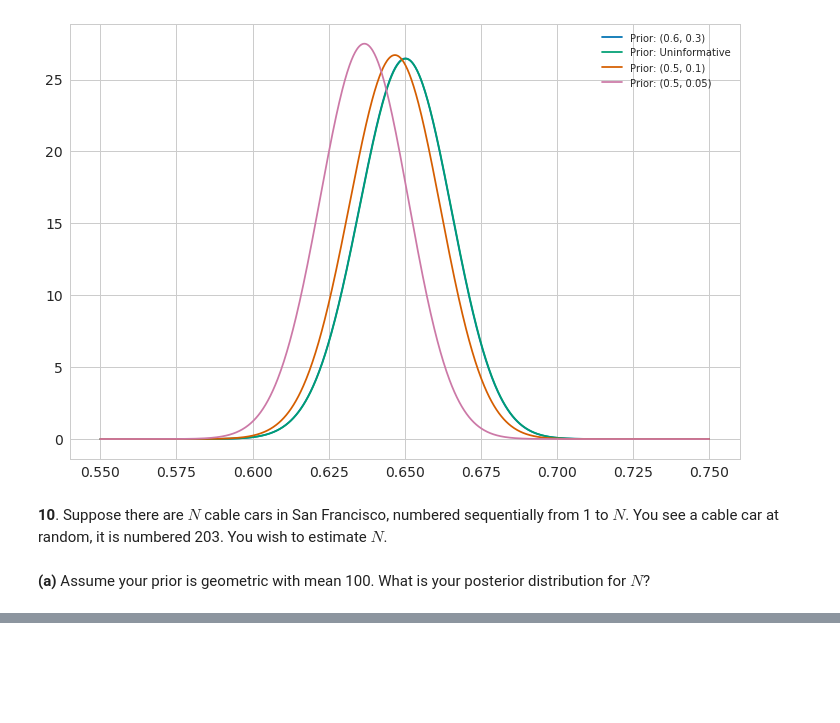
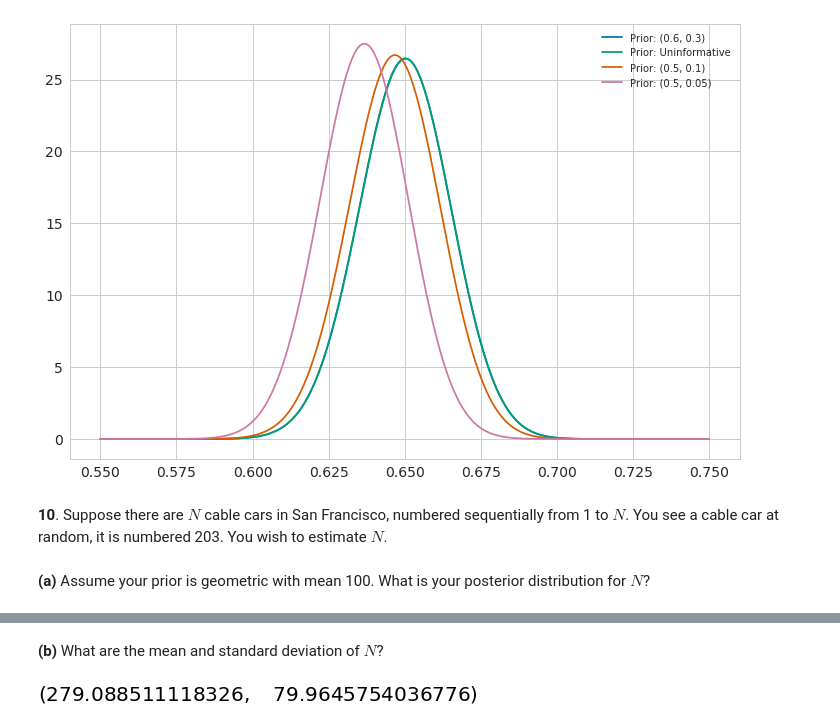
Before and after one commit to jbandlow/notebooks, a Jupyter notebook: BDA Exercises - Chapter 2.ipynb, the cells around one changed output, grey strips where cells are left out. Saved outputs shown, nothing was run; the diff lists cells and outputs as text; code cells hidden in the pictures; blank space fills up the shorter version.

```diff
--- a/BDA Exercises - Chapter 2.ipynb
+++ b/BDA Exercises - Chapter 2.ipynb
@@ -436,0 +445,8 @@ sy.Sum((1/N) * (99/100)**N, (N, 203, sy.oo)).evalf()
+# %% [markdown]
+**(b)** What are the mean and standard deviation of $N$?
+# %%
+mean = sy.Sum(N * posterior, (N, 203, sy.oo))
+std = sy.sqrt(sy.Sum(N**2 * posterior, (N, 203, sy.oo)) - mean**2)
+mean.evalf(), std.evalf()
+# %% [output]
+[figure, added]
```
Also changed, not shown: parts of 30 cells of this notebook, 2 other files.
